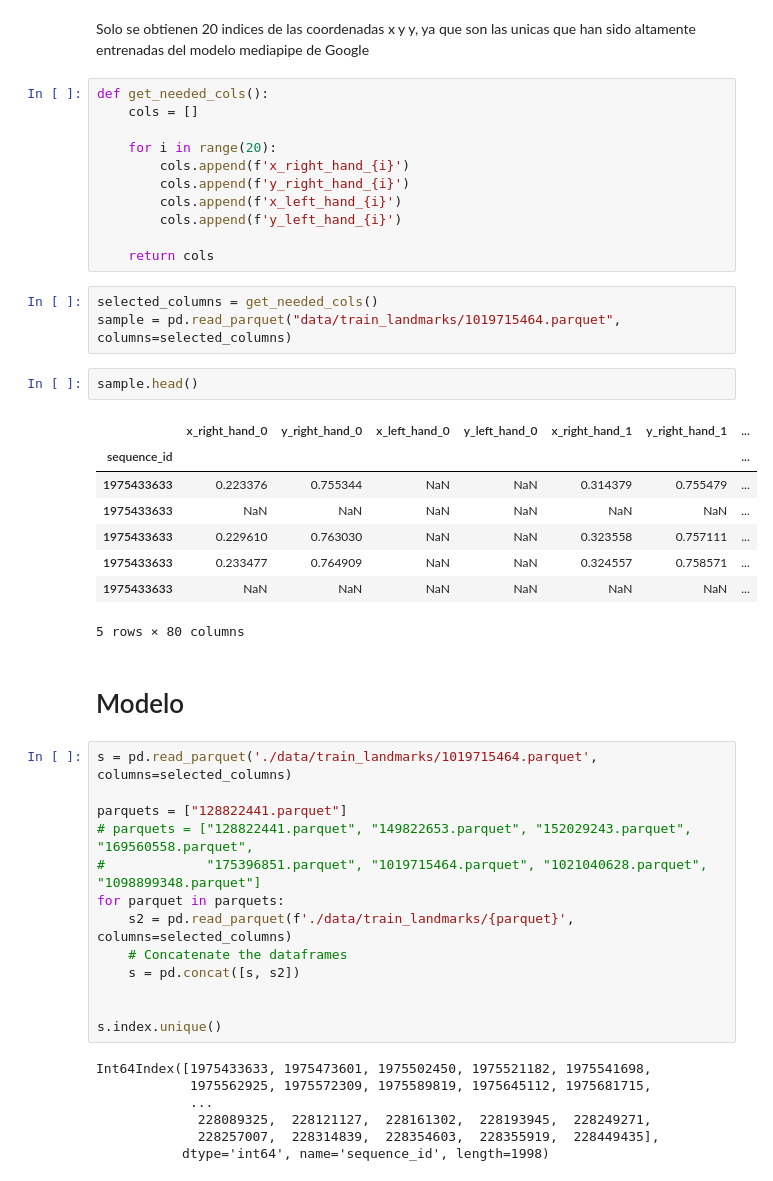
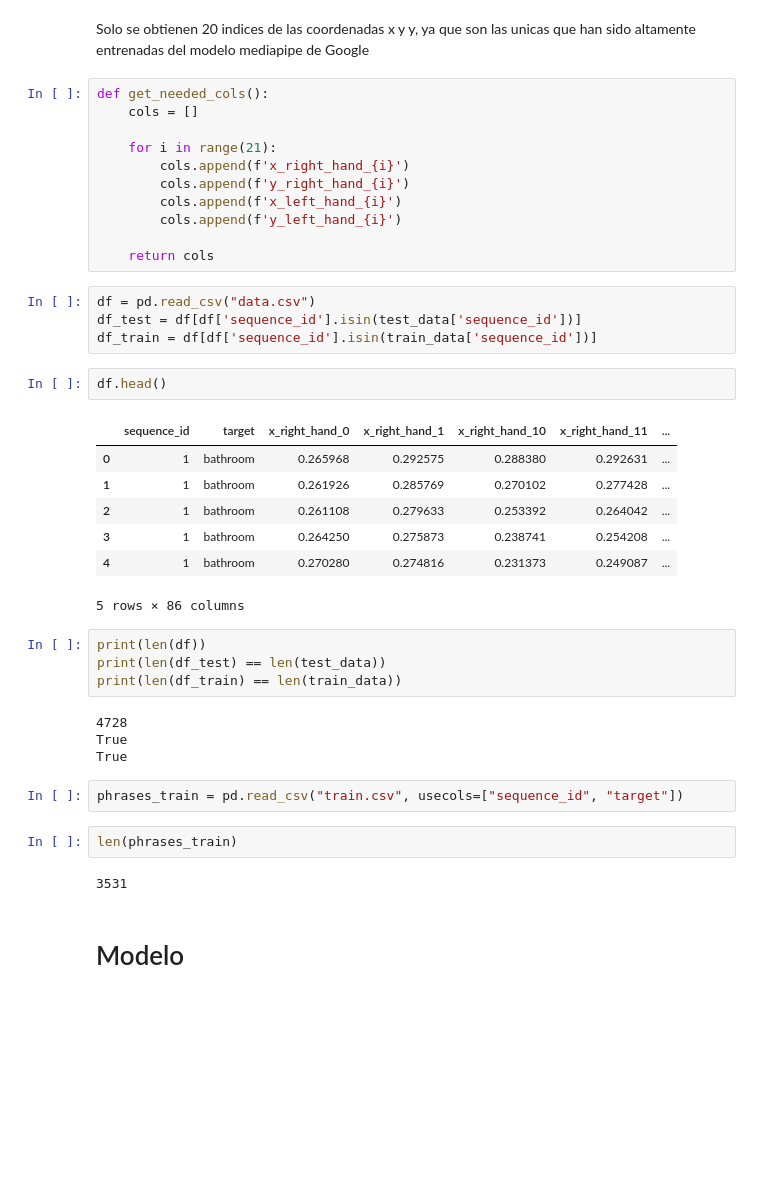
Before and after one commit to andreamalin/megaproyecto_model, a Jupyter notebook: model.ipynb, the cells around one changed output. Saved outputs shown, nothing was run; the diff lists cells and outputs as text; blank space fills up the shorter version.

```diff
--- a/model.ipynb
+++ b/model.ipynb
@@ -113,46 +107,40 @@ Solo se obtienen 20 indices de las coordenadas x y y, ya que son las unicas que
 def get_needed_cols():
     cols = []
 
-    for i in range(20):
+    for i in range(21):
         cols.append(f'x_right_hand_{i}')
         cols.append(f'y_right_hand_{i}')
         cols.append(f'x_left_hand_{i}')
         cols.append(f'y_left_hand_{i}')
 
     return cols
-# %%
-selected_columns = get_needed_cols()
-sample = pd.read_parquet("data/train_landmarks/1019715464.parquet", columns=selected_columns)
+# %%
+df = pd.read_csv("data.csv")
+df_test = df[df['sequence_id'].isin(test_data['sequence_id'])]
+df_train = df[df['sequence_id'].isin(train_data['sequence_id'])]
 # %%
-sample.head()
+df.head()
 # %% [output]
-|  | x_right_hand_0 | y_right_hand_0 | x_left_hand_0 | y_left_hand_0 | x_right_hand_1 | y_right_hand_1 | ... |
-| sequence_id |  |  |  |  |  |  | ... |
-| 1975433633 | 0.223376 | 0.755344 | NaN | NaN | 0.314379 | 0.755479 | ... |
-| 1975433633 | NaN | NaN | NaN | NaN | NaN | NaN | ... |
-| 1975433633 | 0.229610 | 0.763030 | NaN | NaN | 0.323558 | 0.757111 | ... |
-| 1975433633 | 0.233477 | 0.764909 | NaN | NaN | 0.324557 | 0.758571 | ... |
-| 1975433633 | NaN | NaN | NaN | NaN | NaN | NaN | ... |
+|  | sequence_id | target | x_right_hand_0 | x_right_hand_1 | x_right_hand_10 | x_right_hand_11 | ... |
+| 0 | 1 | bathroom | 0.265968 | 0.292575 | 0.288380 | 0.292631 | ... |
+| 1 | 1 | bathroom | 0.261926 | 0.285769 | 0.270102 | 0.277428 | ... |
+| 2 | 1 | bathroom | 0.261108 | 0.279633 | 0.253392 | 0.264042 | ... |
+| 3 | 1 | bathroom | 0.264250 | 0.275873 | 0.238741 | 0.254208 | ... |
+| 4 | 1 | bathroom | 0.270280 | 0.274816 | 0.231373 | 0.249087 | ... |
-5 rows × 80 columns
+5 rows × 86 columns
+# %%
+print(len(df))
+print(len(df_test) == len(test_data))
+print(len(df_train) == len(train_data))
+# %% [output]
+4728
+True
+True
+# %%
+phrases_train = pd.read_csv("train.csv", usecols=["sequence_id", "target"])
+# %%
+len(phrases_train)
+# %% [output]
+3531
 # %% [markdown]
 # Modelo
-# %%
-s = pd.read_parquet('./data/train_landmarks/1019715464.parquet', columns=selected_columns)
-
-parquets = ["128822441.parquet"]
-# parquets = ["128822441.parquet", "149822653.parquet", "152029243.parquet", "169560558.parquet",
-#             "175396851.parquet", "1019715464.parquet", "1021040628.parquet", "1098899348.parquet"]
-for parquet in parquets:
-    s2 = pd.read_parquet(f'./data/train_landmarks/{parquet}', columns=selected_columns)
-    # Concatenate the dataframes
-    s = pd.concat([s, s2])
-
-
-s.index.unique()
-# %% [output]
-Int64Index([1975433633, 1975473601, 1975502450, 1975521182, 1975541698,
-            1975562925, 1975572309, 1975589819, 1975645112, 1975681715,
-            ...
-             228089325,  228121127,  228161302,  228193945,  228249271,
-             228257007,  228314839,  228354603,  228355919,  228449435],
-           dtype='int64', name='sequence_id', length=1998)
```
Also changed, not shown: parts of 62 cells of this notebook, 1 other file.
